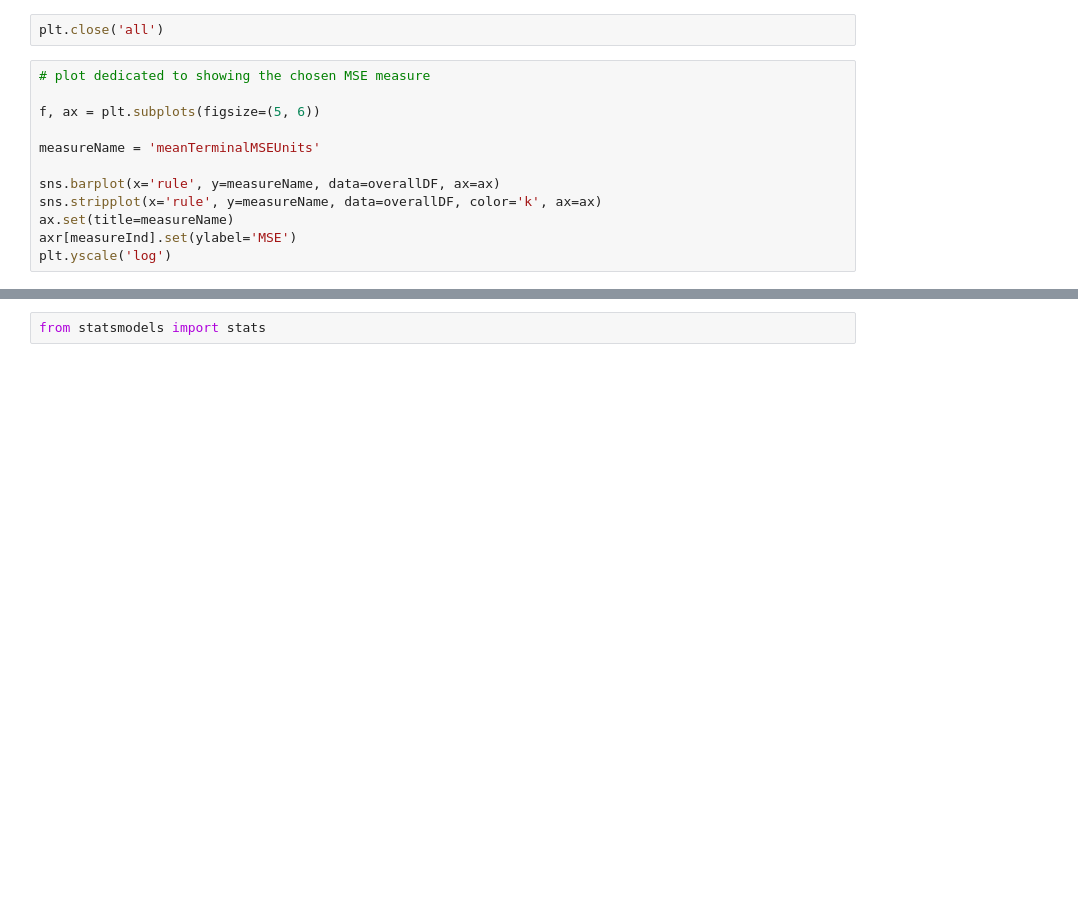
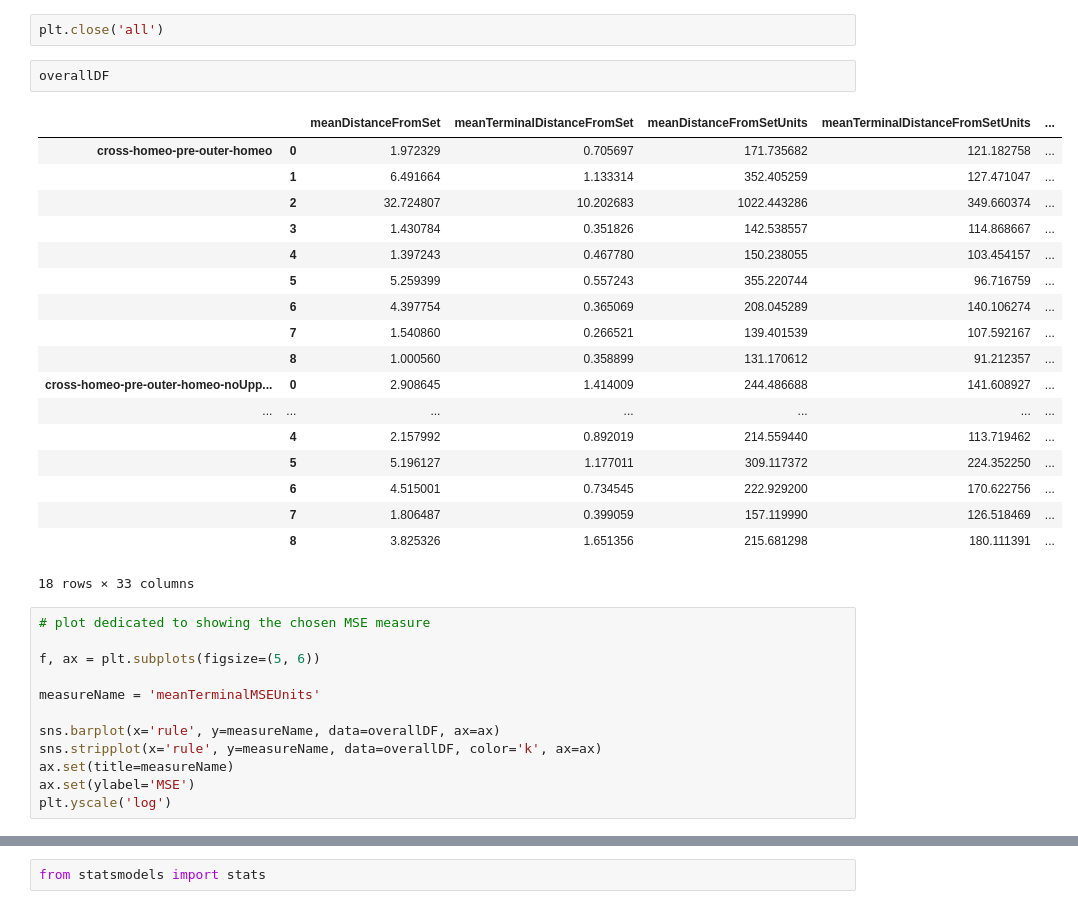
Before and after one commit to mikejseay/spiking-upstates, a Jupyter notebook: notebooks/spiking-upstates-dev-2021-seed-analysis.ipynb, the cells around one changed output, grey strips where cells are left out. Saved outputs shown, nothing was run; the diff lists cells and outputs as text; blank space fills up the shorter version.

```diff
--- a/notebooks/spiking-upstates-dev-2021-seed-analysis.ipynb
+++ b/notebooks/spiking-upstates-dev-2021-seed-analysis.ipynb
@@ -211,6 +214,27 @@ measureLst
 selectMeasureLst = ('meanSumAbsMAvgDiffTerminalFRMSE', 'meanSumAbsMAvgDiffTerminaldW', 'trialsToConverge',)
 # %%
 plt.close('all')
+# %%
+overallDF
+# %% [output]
+|  |  | meanDistanceFromSet | meanTerminalDistanceFromSet | meanDistanceFromSetUnits | meanTerminalDistanceFromSetUnits | ... |
+| cross-homeo-pre-outer-homeo | 0 | 1.972329 | 0.705697 | 171.735682 | 121.182758 | ... |
+|  | 1 | 6.491664 | 1.133314 | 352.405259 | 127.471047 | ... |
+|  | 2 | 32.724807 | 10.202683 | 1022.443286 | 349.660374 | ... |
+|  | 3 | 1.430784 | 0.351826 | 142.538557 | 114.868667 | ... |
+|  | 4 | 1.397243 | 0.467780 | 150.238055 | 103.454157 | ... |
+|  | 5 | 5.259399 | 0.557243 | 355.220744 | 96.716759 | ... |
+|  | 6 | 4.397754 | 0.365069 | 208.045289 | 140.106274 | ... |
+|  | 7 | 1.540860 | 0.266521 | 139.401539 | 107.592167 | ... |
+|  | 8 | 1.000560 | 0.358899 | 131.170612 | 91.212357 | ... |
+| cross-homeo-pre-outer-homeo-noUpp... | 0 | 2.908645 | 1.414009 | 244.486688 | 141.608927 | ... |
+| ... | ... | ... | ... | ... | ... | ... |
+|  | 4 | 2.157992 | 0.892019 | 214.559440 | 113.719462 | ... |
+|  | 5 | 5.196127 | 1.177011 | 309.117372 | 224.352250 | ... |
+|  | 6 | 4.515001 | 0.734545 | 222.929200 | 170.622756 | ... |
+|  | 7 | 1.806487 | 0.399059 | 157.119990 | 126.518469 | ... |
+|  | 8 | 3.825326 | 1.651356 | 215.681298 | 180.111391 | ... |
+18 rows × 33 columns
 # %%
 # plot dedicated to showing the chosen MSE measure
 
@@ -221,5 +245,5 @@ measureName = 'meanTerminalMSEUnits'
 sns.barplot(x='rule', y=measureName, data=overallDF, ax=ax)
 sns.stripplot(x='rule', y=measureName, data=overallDF, color='k', ax=ax)
 ax.set(title=measureName)
-axr[measureInd].set(ylabel='MSE')
+ax.set(ylabel='MSE')
 plt.yscale('log')
```
Also changed, not shown: parts of 27 cells of this notebook, 10 other files.
